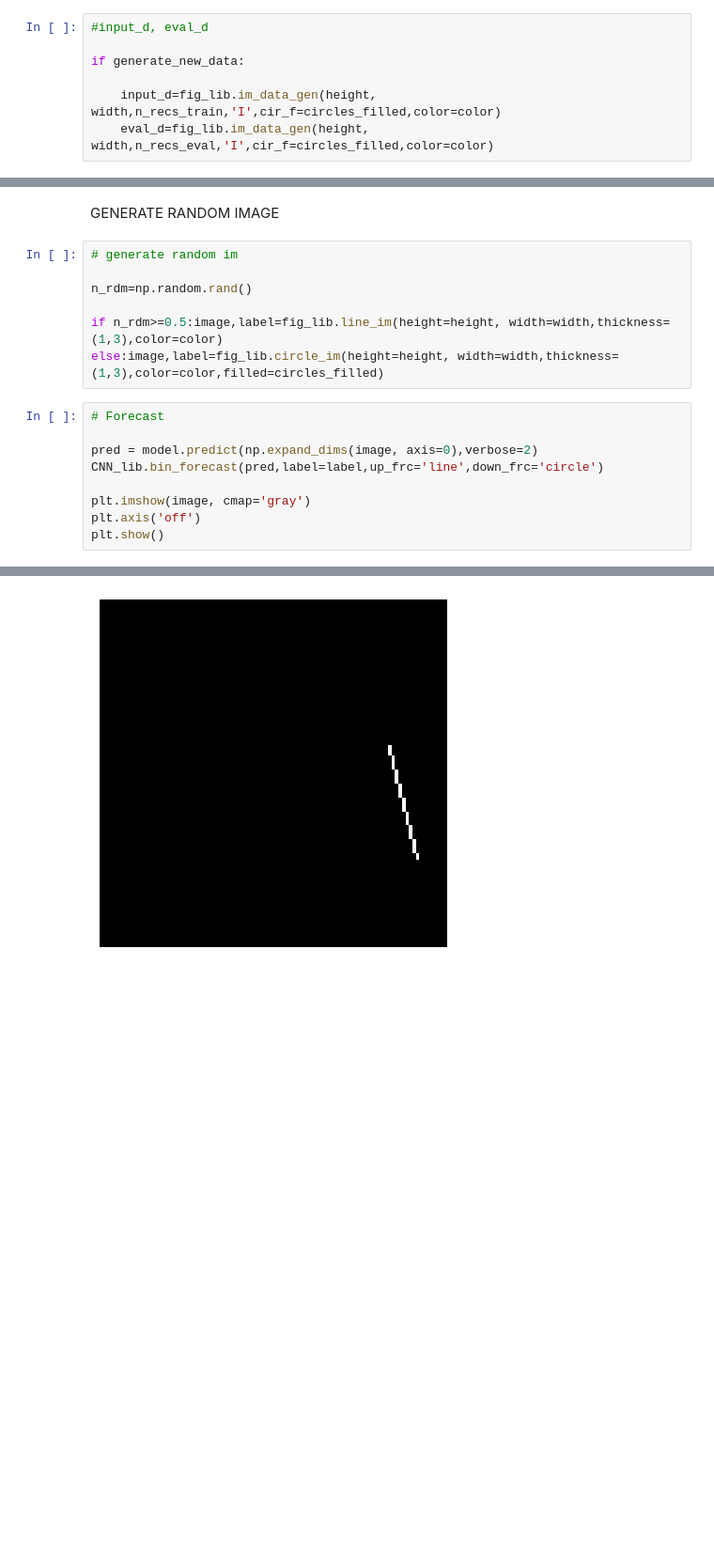
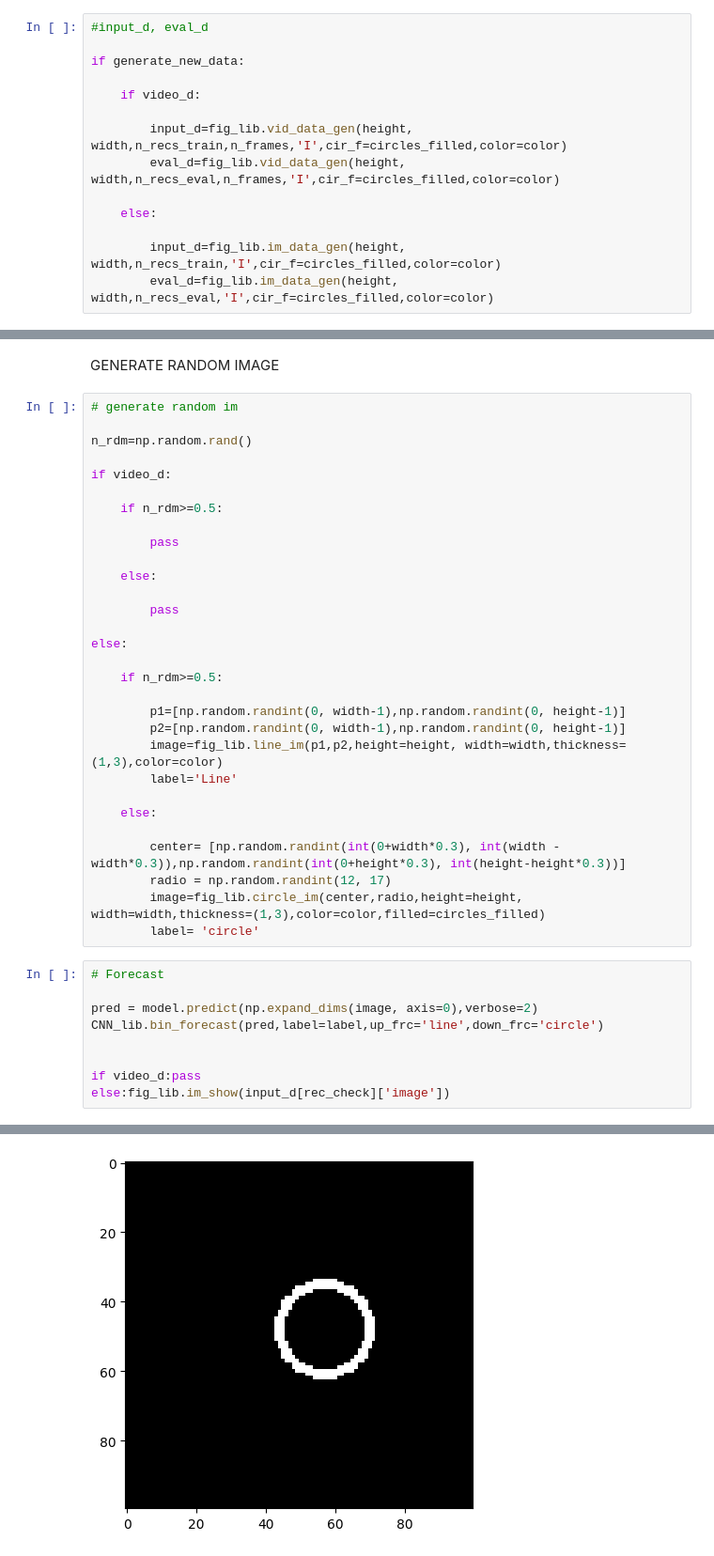
Before and after one commit to DanPinGar/python-machine-learning, a Jupyter notebook: emboendo_ML/embo_CNN_lab/models_lab.ipynb, the cells around one changed output, grey strips where cells are left out. Shown at 94% size. Cells and saved outputs as stored; diff of their text form; blank space fills up the shorter version.

```diff
--- a/emboendo_ML/embo_CNN_lab/models_lab.ipynb
+++ b/emboendo_ML/embo_CNN_lab/models_lab.ipynb
@@ -26,8 +32,15 @@ color=255
 
 if generate_new_data:
 
-    input_d=fig_lib.im_data_gen(height, width,n_recs_train,'I',cir_f=circles_filled,color=color)
-    eval_d=fig_lib.im_data_gen(height, width,n_recs_eval,'I',cir_f=circles_filled,color=color)
+    if video_d:
+
+        input_d=fig_lib.vid_data_gen(height, width,n_recs_train,n_frames,'I',cir_f=circles_filled,color=color)
+        eval_d=fig_lib.vid_data_gen(height, width,n_recs_eval,n_frames,'I',cir_f=circles_filled,color=color)
+
+    else:
+
+        input_d=fig_lib.im_data_gen(height, width,n_recs_train,'I',cir_f=circles_filled,color=color)
+        eval_d=fig_lib.im_data_gen(height, width,n_recs_eval,'I',cir_f=circles_filled,color=color)
 # %%
 print('RECORD - LABEL - SHAPE')
 
@@ -246,15 +257,38 @@ GENERATE RANDOM IMAGE
 
 n_rdm=np.random.rand()
 
-if n_rdm>=0.5:image,label=fig_lib.line_im(height=height, width=width,thickness=(1,3),color=color)
-else:image,label=fig_lib.circle_im(height=height, width=width,thickness=(1,3),color=color,filled=circles_filled)
+if video_d:
+
+    if n_rdm>=0.5:
+
+        pass
+
+    else:
+
+        pass
+
+else:
+
+    if n_rdm>=0.5:
+
+        p1=[np.random.randint(0, width-1),np.random.randint(0, height-1)]
+        p2=[np.random.randint(0, width-1),np.random.randint(0, height-1)]
+        image=fig_lib.line_im(p1,p2,height=height, width=width,thickness=(1,3),color=color)
+        label='Line'
+
+    else:
+
+        center= [np.random.randint(int(0+width*0.3), int(width - width*0.3)),np.random.randint(int(0+height*0.3), int(height-height*0.3))]
+        radio = np.random.randint(12, 17)
+        image=fig_lib.circle_im(center,radio,height=height, width=width,thickness=(1,3),color=color,filled=circles_filled)
+        label= 'circle'
 # %%
 # Forecast
 
 pred = model.predict(np.expand_dims(image, axis=0),verbose=2)
 CNN_lib.bin_forecast(pred,label=label,up_frc='line',down_frc='circle')
 
-plt.imshow(image, cmap='gray')
-plt.axis('off')
-plt.show()
+
+if video_d:pass
+else:fig_lib.im_show(input_d[rec_check]['image'])
 # %% [output]
@@ -264 +298 @@ Percentage: 98.47999811172485 %
-[figure, old version]
+[figure, new version]
```
Also changed, not shown: parts of 10 cells of this notebook, 1 other file.
